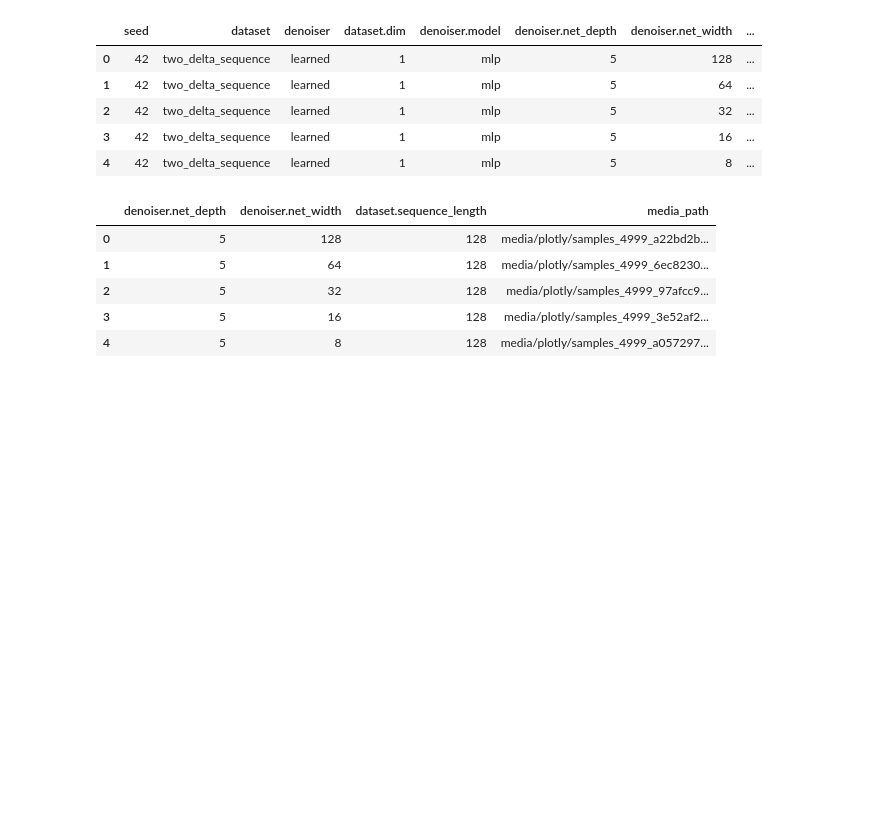
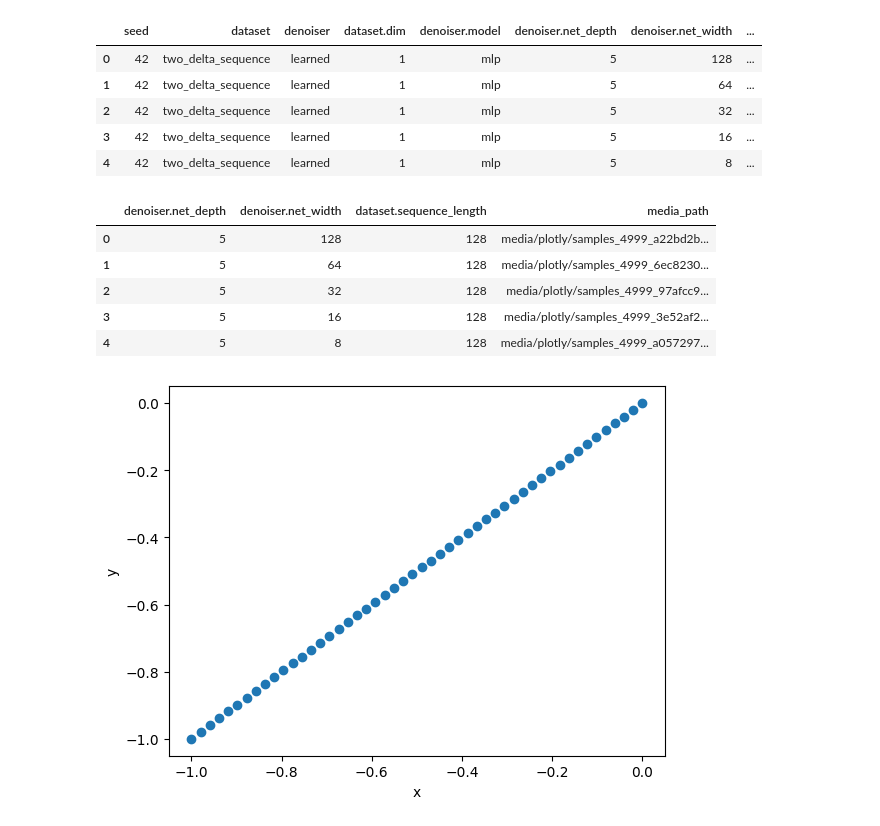
Before and after one commit to foundry-ai/foundry, a Jupyter notebook: projects/cond-diffusion-toy/src/toy_eval/sweep_analysis.ipynb, the cells around one changed output. Cells and saved outputs as stored; diff of their text form; code cells hidden in the pictures; blank space fills up the shorter version.

```diff
--- a/projects/cond-diffusion-toy/src/toy_eval/sweep_analysis.ipynb
+++ b/projects/cond-diffusion-toy/src/toy_eval/sweep_analysis.ipynb
@@ -76,3 +76,17 @@ def plot_media_grid(df, depth):
             if a.text in row_titles else ())
     return fig
 plot_media_grid(df, 5).show(renderer="browser")
+# %%
+import numpy as np
+x = np.linspace(-1,0,50)
+y1 = x
+y2 = x+1
+y = np.concatenate([y1[:25], y2[25:]])
+y = x
+import matplotlib.pyplot as plt
+plt.scatter(x, y)
+plt.xlabel('x')
+plt.ylabel('y')
+plt.show()
+# %% [output]
+[figure, added]
```
Also changed, not shown: parts of 1 cell of this notebook, 3 other files.
